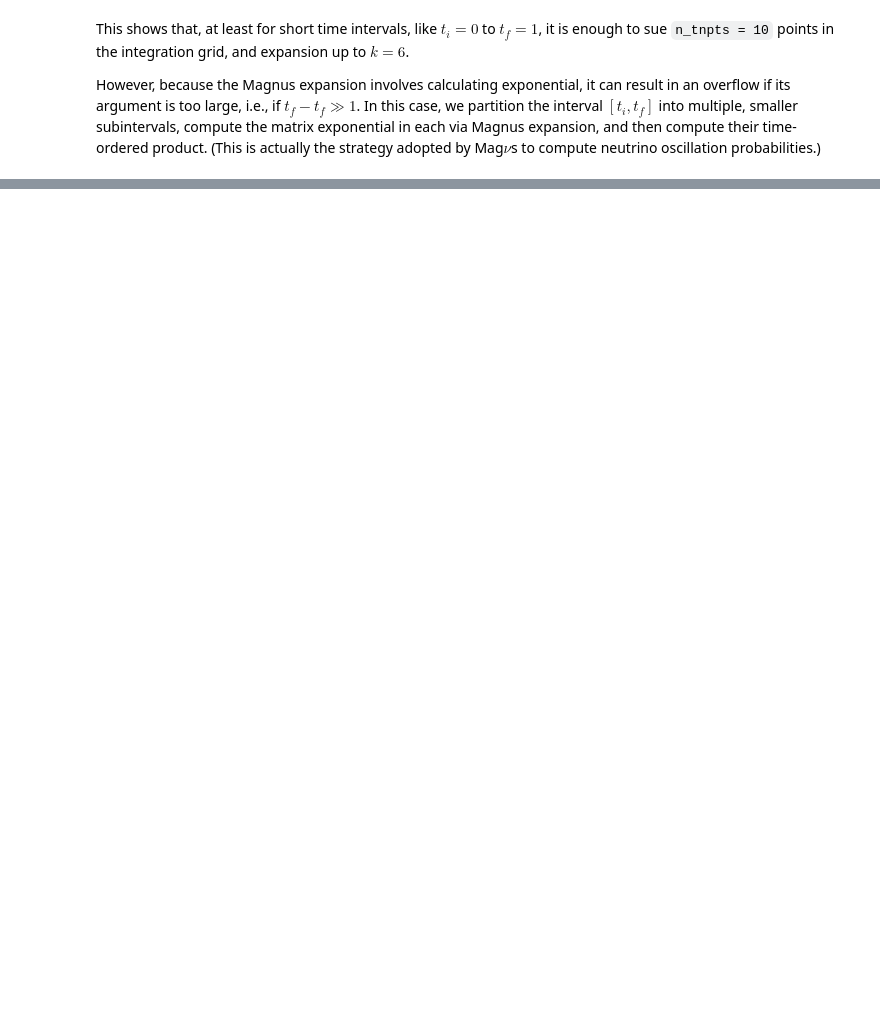
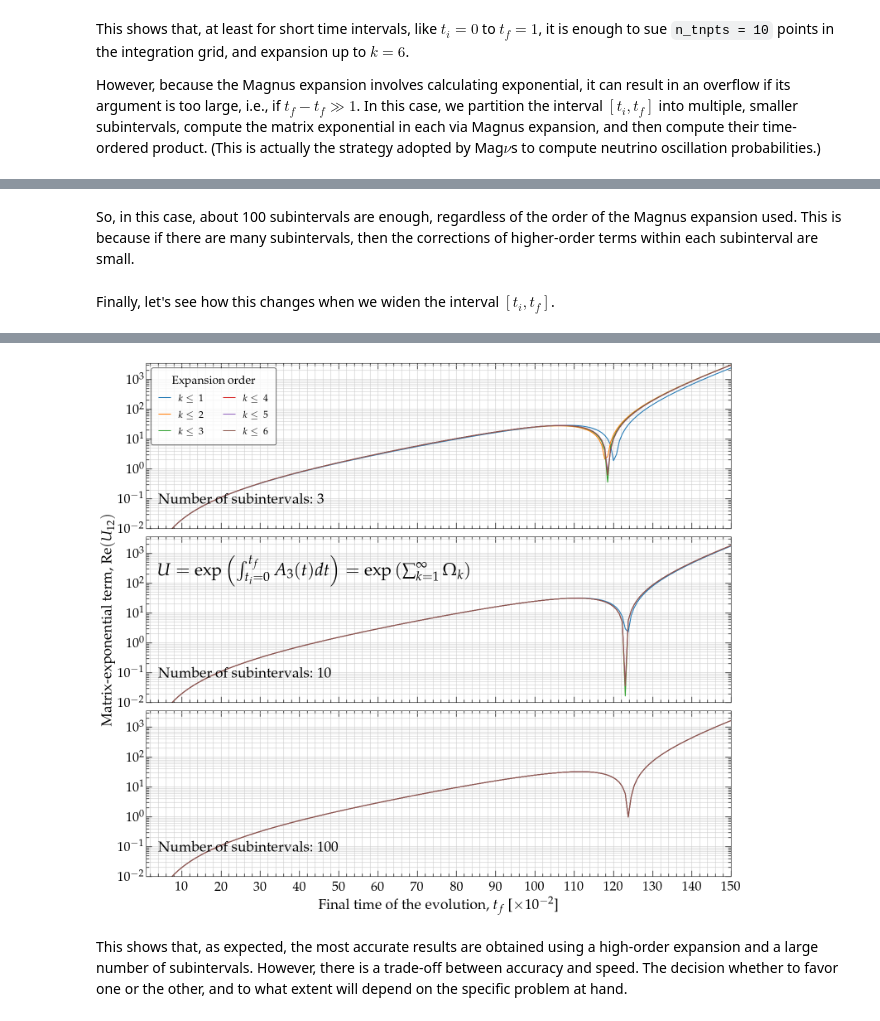
Before and after one commit to mbustama/Magnus, a Jupyter notebook: notebooks/9_magnus_matrix_exponential.ipynb, the cells around one changed output, grey strips where cells are left out. Saved outputs shown, nothing was run; the diff lists cells and outputs as text; code cells hidden in the pictures; blank space fills up the shorter version.

```diff
--- a/notebooks/9_magnus_matrix_exponential.ipynb
+++ b/notebooks/9_magnus_matrix_exponential.ipynb
@@ -162,0 +254,76 @@ However, because the Magnus expansion involves calculating exponential, it can r
+# %% [markdown]
+So, in this case, about 100 subintervals are enough, regardless of the order of the Magnus expansion used.  This is because if there are many subintervals, then the corrections of higher-order terms within each subinterval are small.
+# %% [markdown]
+Finally, let's see how this changes when we widen the interval $[t_i, t_f]$.
+# %%
+# Set run parameters
+order_max = 6
+elem_sel_i, elem_sel_j = 0, 1 # Select the [0][0] element of the returned matrix exponential
+t_i = 1
+t_f_max = 150
+t_f_arr = np.linspace(t_i, t_f_max, 200)
+t_modifier = 1.e-2
+
+# Open the figure
+heights, widths = [1.0, 1.0, 1.0], [1.0]
+gs_kw = dict(height_ratios=heights, width_ratios=widths)
+fig, ax = plt.subplots(
+    ncols=1,
+    nrows=3,
+    gridspec_kw=gs_kw,
+    figsize=[18,15])
+fig.subplots_adjust(hspace=0.05, wspace=0.05)
+
+n_subintervals_arr = [3,10,100]
+for i, axx in enumerate(ax):
+    n_subintervals = n_subintervals_arr[i]
+    print("  n_subintervals = "+str(n_subintervals))
+    for order in range(order_max):
+        print("  order = "+str(order+1))
+        # Generate the data
+        exp_Omega_elem_sel = []
+        for t_f in t_f_arr:
+            dt = (t_f-t_i)/n_subintervals # Width of each time subinterval
+            subintervals = np.array([[dt*i, dt*(i+1)] for i in range(n_subintervals)]) # Start and stop of each ubinterval
+            # Compute the matrix exponential in each subinterval
+            exp_Omega_subintervals = np.array([magnus.magnus_expansion(A3, t_modifier*subint[0], t_modifier*subint[1],
+                                                                       n_tpts=10, order=order+1, integration_method='trapezoid')
+                                               for subint in subintervals])
+            # Compute the time-ordered product of the matrix exponentials and save the selected matrix component
+            exp_Omega_elem_sel.append(abs(np.linalg.multi_dot(exp_Omega_subintervals)[elem_sel_i][elem_sel_j].real))
+        # Plot the data
+        axx.plot(t_f_arr, exp_Omega_elem_sel, label='$k \leq~$'+str(order+1))
+
+# Legend
+ax[0].legend(fontsize=17, frameon=True, loc='upper left', handlelength=1.2, handleheight=0.7,
+             borderpad=0.8, title_fontsize=20, edgecolor='k', labelspacing=0.7, ncol=2, title=r'Expansion order')
+
+# Annotate
+ax[1].annotate(r'$U = \exp \left( \int_{t_i=0}^{t_f} A_3(t) dt \right) = \exp \left( \sum_{k=1}^\infty \Omega_k \right) $',
+               xy = (0.02, 0.77),  xycoords='axes fraction',  ha='left', fontsize=30)
+
+# Format plot
+for i, axx in enumerate(ax):
+    axx.set_xlim(t_f_arr[0], t_f_arr[-1])
+    axx.set_ylim(1.e-2, 3500)
+    axx.set_yscale('log')
+    axx.xaxis.set_major_locator(mpl.ticker.MultipleLocator(base=10))
+    axx.xaxis.set_minor_locator(mpl.ticker.MultipleLocator(base=2))
+    # axx.yaxis.set_major_locator(mpl.ticker.MultipleLocator(base=5))
+    # axx.yaxis.set_minor_locator(mpl.ticker.MultipleLocator(base=1))
+    axx.grid(visible=True, c='0.8', which='both', axis='x')
+    axx.grid(visible=True, c='0.8', which='both', axis='y')
+    if (i != 2):
+        axx.xaxis.set_ticklabels([])
+    else:
+        axx.set_xlabel(r'Final time of the evolution, $t_f$ [$\times 10^{-2}$]')
+    if (i == 1):
+        axx.set_ylabel(r'Matrix-exponential term, ${\rm Re} (U_{12})$')
+    axx.annotate(r'Number of subintervals: '+str(n_subintervals_arr[i]),
+                 xy = (0.02, 0.15),  xycoords='axes fraction',  ha='left', fontsize=25)
+
+# Save plot
+# filename = 'magnus_expansion_performance_vs_t_f'
+# plt.savefig('../fig/'+filename+'.pdf', transparent=False, bbox_inches='tight', dpi=300)
+# plt.savefig('../fig/'+filename+'.jpg', transparent=False, bbox_inches='tight', dpi=200)
+# %% [output]
@@ -162,0 +347,3 @@ However, because the Magnus expansion involves calculating exponential, it can r
+[figure, added]
+# %% [markdown]
+This shows that, as expected, the most accurate results are obtained using a high-order expansion and a large number of subintervals.  However, there is a trade-off between accuracy and speed.  The decision whether to favor one or the other, and to what extent will depend on the specific problem at hand.
```
Also changed, not shown: parts of 8 cells of this notebook.
